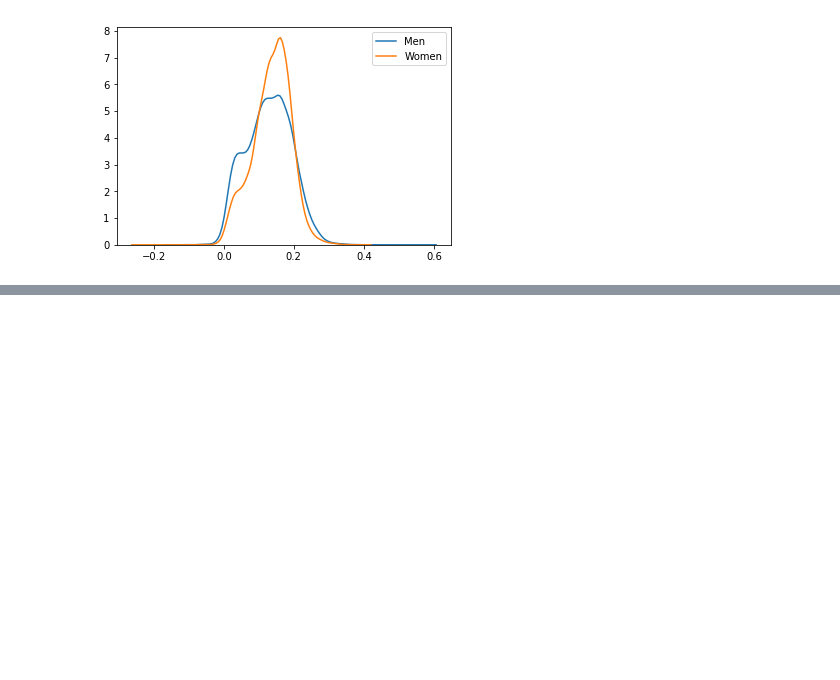
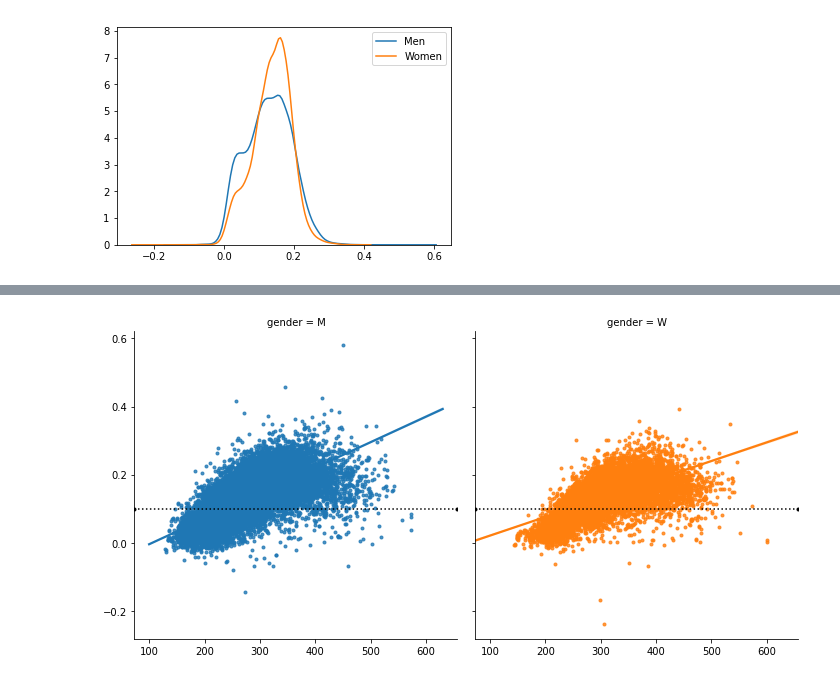
Before and after one commit to loftusa/General-Projects-And-Scripts, a Jupyter notebook: Learning/Book - Data Science Handbook/MatPlotLib/Marathon-Finishing-Times.ipynb, the cells around one changed output, grey strips where cells are left out. Cells and saved outputs as stored; diff of their text form; code cells hidden in the pictures; blank space fills up the shorter version.

```diff
--- a/Learning/Book - Data Science Handbook/MatPlotLib/Marathon-Finishing-Times.ipynb
+++ b/Learning/Book - Data Science Handbook/MatPlotLib/Marathon-Finishing-Times.ipynb
@@ -115,0 +135,7 @@ Name: split_fract, Length: 12585, dtype: float64
+# %%
+g = sns.lmplot('final_min', 'split_fract', col='gender', data=df,
+              markers='.', hue='gender')
+
+g.map(plt.axhline, y=0.1, color='k', ls=':');
+# %% [output]
+[figure, added]
```
Also changed, not shown: parts of 7 cells of this notebook, 6 other files.
